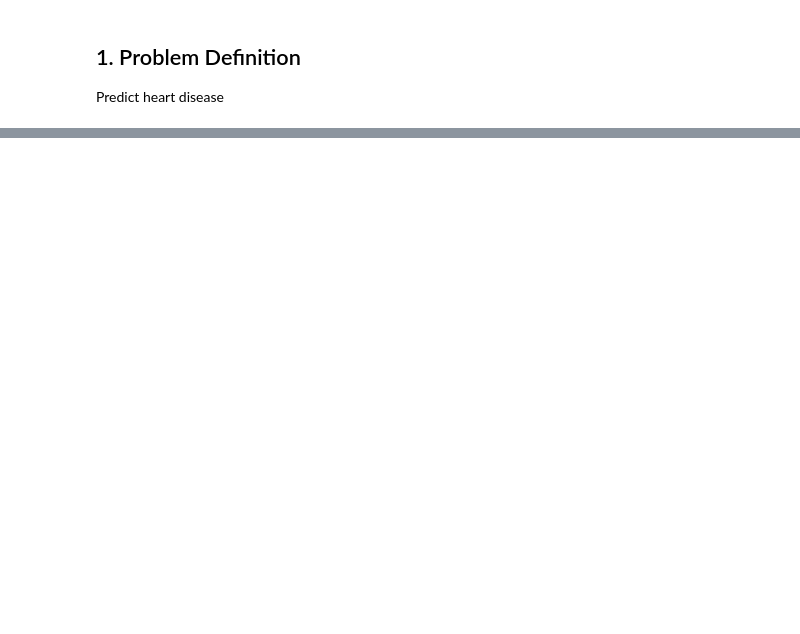
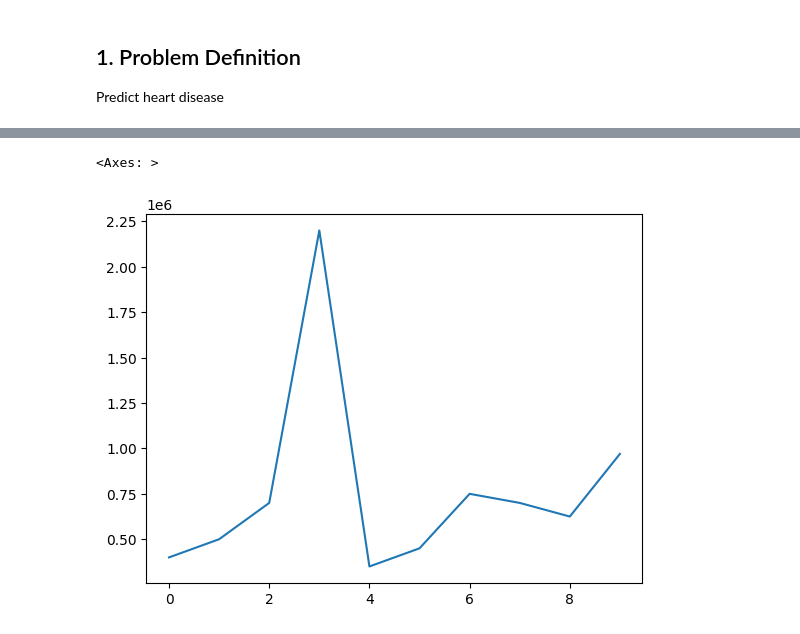
Before and after one commit to ccastell18/Panda_Practice, a Jupyter notebook: Panda_practice1.ipynb, the cells around one changed output, grey strips where cells are left out. Saved outputs shown, nothing was run; the diff lists cells and outputs as text; code cells hidden in the pictures; blank space fills up the shorter version.

```diff
--- a/Panda_practice1.ipynb
+++ b/Panda_practice1.ipynb
@@ -47,0 +356,5 @@ Predict heart disease
+# %%
+car_sales["Price"].plot()
+# %% [output]
+<Axes: >
+[figure, added]
```
Also changed, not shown: parts of 75 cells of this notebook, 4 other files.
